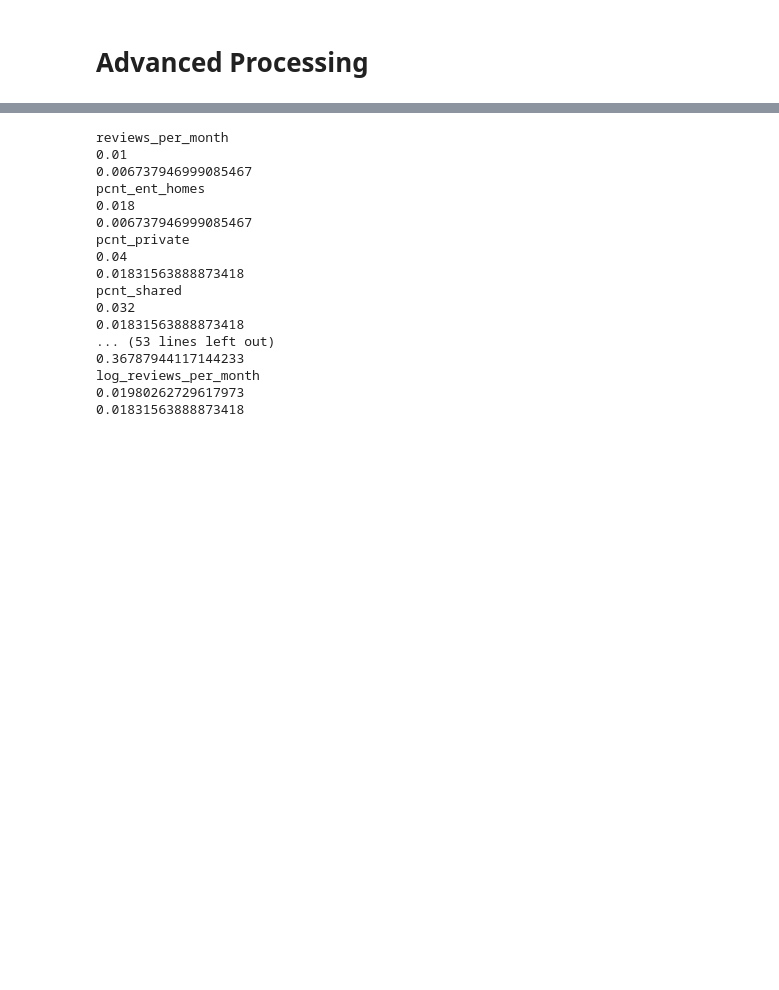
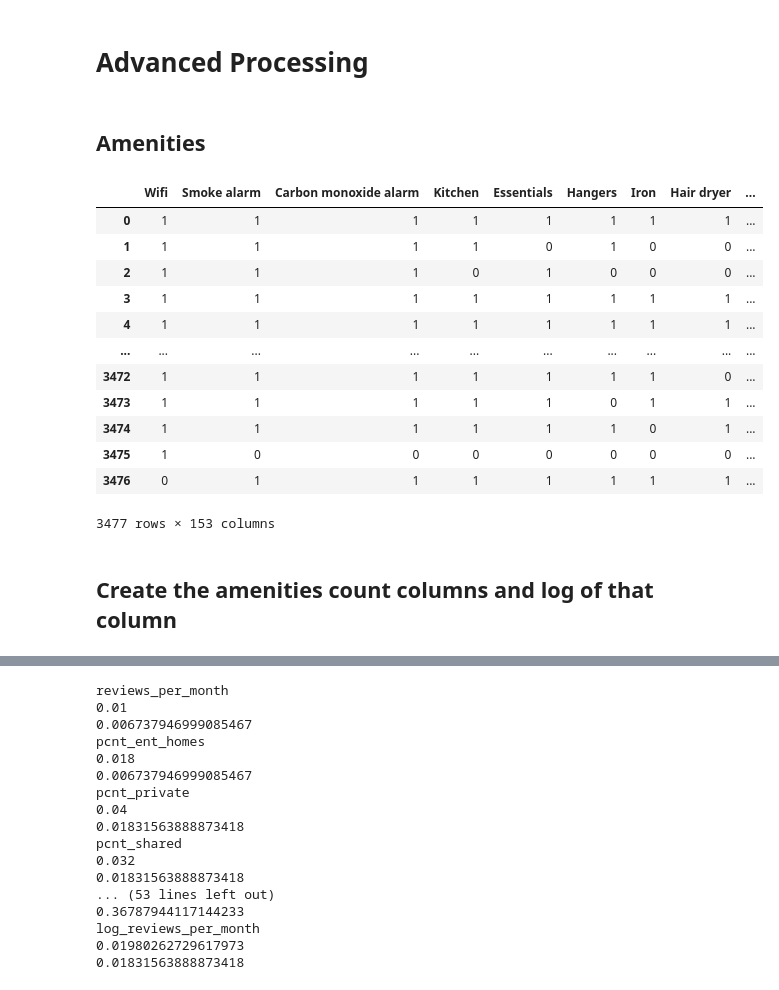
Before and after one commit to drossDS/Air_BnB_Fair_Pricing, a Jupyter notebook: code/4-post-eda-data-compiler.ipynb, the cells around one changed output, grey strips where cells are left out. Saved outputs shown, nothing was run; the diff lists cells and outputs as text; code cells hidden in the pictures; blank space fills up the shorter version.

```diff
--- a/code/4-post-eda-data-compiler.ipynb
+++ b/code/4-post-eda-data-compiler.ipynb
@@ -323,3 +323,56 @@ lstn.shape
 (3477, 160)
 # %% [markdown]
 # Advanced Processing
+# %% [markdown]
+## Amenities
+# %%
+# Use a regular expression to extract the amenities which are between quotes.
+#  Code adapted from this source: https://stackoverflow.com/questions/1454913/regular-expression-to-find-a-string-included-between-two-characters-while-exclud
+# Also helpful:  https://regex101.com/
+regex_string = '(?<=")[^"]+(?="[,\]])'
+
+amn_lst = []
+
+for string_lists in lstn.amenities:
+    a_list = re.findall(regex_string, string_lists)
+    for amenity in a_list:
+        amn_lst.append(amenity)
+# %%
+# Create a pandas series of all amenities and their number of occurences
+amn_counts = pd.Series(amn_lst).value_counts(ascending=False)
+
+# Filter the datafarme to use only words that appear in 99% of posts
+#  THIS IS REQUIRED GIVEN THAT min_df IS IGNORED BY COUNT VECTORISZER WITH CUSTOM DICTIONARIES
+#  Create a vocab variable by using the index attribute to get the list of amenities
+amn_vocab = amn_counts[amn_counts >= 35].index
+# %%
+# Use countevectorizer to one hot encode all the amenities
+#  Use the vocab to get only the amenities encoded
+#  NOTE:  Set the 'token_pattern' to the regex string so it finds the exact same tokens as were found previously
+cvec = CountVectorizer(lowercase=False,
+                       vocabulary=amn_vocab,
+                       ngram_range=(1, 1),
+                       token_pattern=regex_string,
+                      )
+
+# Create a new dataframe with the count vectorized data from the amenities column
+amen_df = pd.DataFrame(cvec.fit_transform(lstn.amenities).todense(),
+             columns = cvec.get_feature_names_out())
+
+amen_df
+# %% [output]
+|  | Wifi | Smoke alarm | Carbon monoxide alarm | Kitchen | Essentials | Hangers | Iron | Hair dryer | ... |
+| 0 | 1 | 1 | 1 | 1 | 1 | 1 | 1 | 1 | ... |
+| 1 | 1 | 1 | 1 | 1 | 0 | 1 | 0 | 0 | ... |
+| 2 | 1 | 1 | 1 | 0 | 1 | 0 | 0 | 0 | ... |
+| 3 | 1 | 1 | 1 | 1 | 1 | 1 | 1 | 1 | ... |
+| 4 | 1 | 1 | 1 | 1 | 1 | 1 | 1 | 1 | ... |
+| ... | ... | ... | ... | ... | ... | ... | ... | ... | ... |
+| 3472 | 1 | 1 | 1 | 1 | 1 | 1 | 1 | 0 | ... |
+| 3473 | 1 | 1 | 1 | 1 | 1 | 0 | 1 | 1 | ... |
+| 3474 | 1 | 1 | 1 | 1 | 1 | 1 | 0 | 1 | ... |
+| 3475 | 1 | 0 | 0 | 0 | 0 | 0 | 0 | 0 | ... |
+| 3476 | 0 | 1 | 1 | 1 | 1 | 1 | 1 | 1 | ... |
+3477 rows × 153 columns
+# %% [markdown]
+## Create the amenities count columns and log of that column
```
Also changed, not shown: parts of 2 cells of this notebook, 1 other file.
